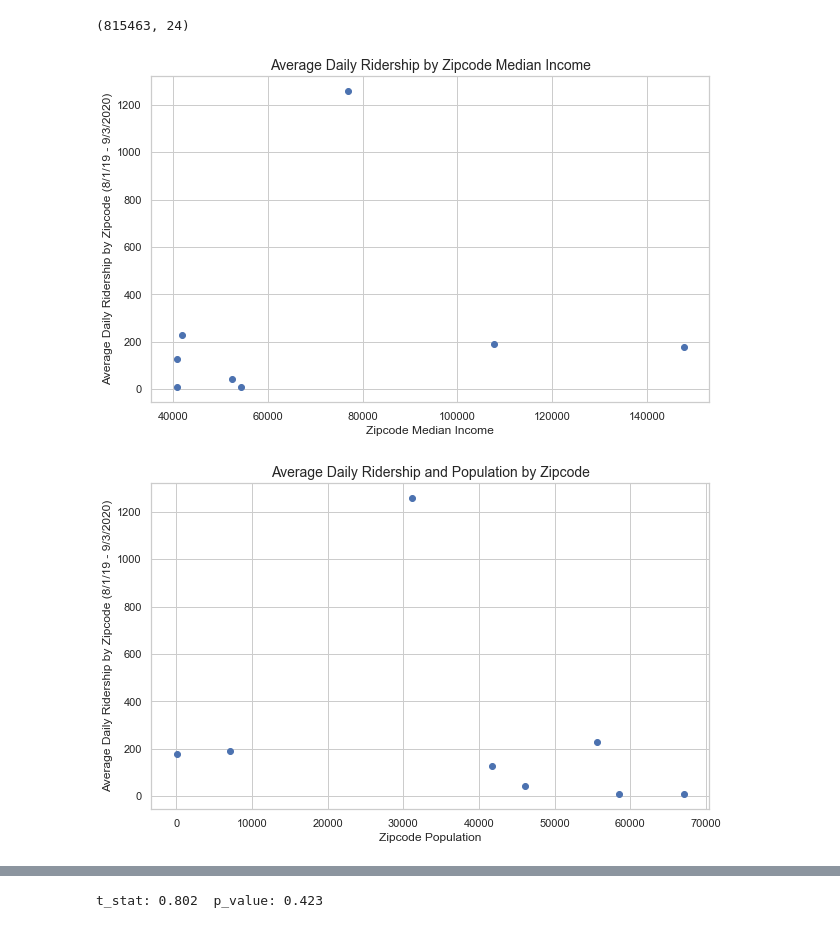
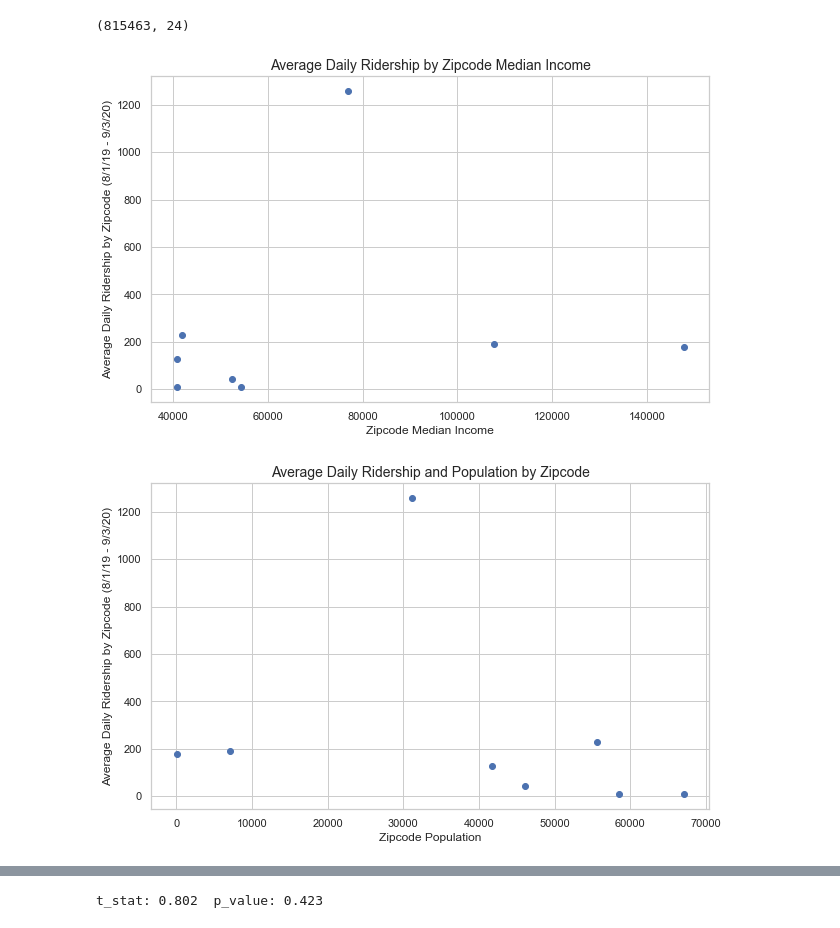
Before and after one commit to Jamilmirabito/mod_2_citi_bike_model, a Jupyter notebook: citi_bike_eda_jm.ipynb, the cells around one changed output, grey strips where cells are left out. Saved outputs shown, nothing was run; the diff lists cells and outputs as text; code cells hidden in the pictures.

```diff
--- a/citi_bike_eda_jm.ipynb
+++ b/citi_bike_eda_jm.ipynb
@@ -113,16 +93,16 @@ df.shape
 # %%
 # Visualizing realtionship between average daily ridership and median income in a docking station's zip code
 x = df.groupby(['citi_zipcode'])['Median'].median()
 y = df.groupby(['citi_zipcode', 'date'])['rider'].sum().mean(level='citi_zipcode')
 
 fig, ax = plt.subplots(figsize=(10,6))
 plt.scatter(x,y)
 ax.set_title('Average Daily Ridership by Zipcode Median Income', fontsize = 14)
 ax.set_xlabel('Zipcode Median Income')
-ax.set_ylabel('Average Daily Ridership by Zipcode (8/1/19 - 9/3/2020)')
+ax.set_ylabel('Average Daily Ridership by Zipcode (8/1/19 - 9/3/20)')
 plt.show()
 # %% [output]
-[figure, old version]
+[figure, new version]
 # %%
 # Visualizing the relationship between average daily ridership and population
 x = df.groupby(['citi_zipcode'])['Pop'].median()
@@ -132,10 +112,10 @@ fig, ax = plt.subplots(figsize=(10,6))
 plt.scatter(x,y)
 ax.set_title('Average Daily Ridership and Population by Zipcode', fontsize = 14)
 ax.set_xlabel('Zipcode Population')
-ax.set_ylabel('Average Daily Ridership by Zipcode (8/1/19 - 9/3/2020)')
+ax.set_ylabel('Average Daily Ridership by Zipcode (8/1/19 - 9/3/20)')
 plt.show()
 # %% [output]
-[figure, old version]
+[figure, new version]
 # %%
 # Visualizing the relationship between distance to landmarks and average daily ridership
 x = df.groupby(['station_id'])['dist_landmark'].median()
```
Also changed, not shown: parts of 23 cells of this notebook, 1 other file.
